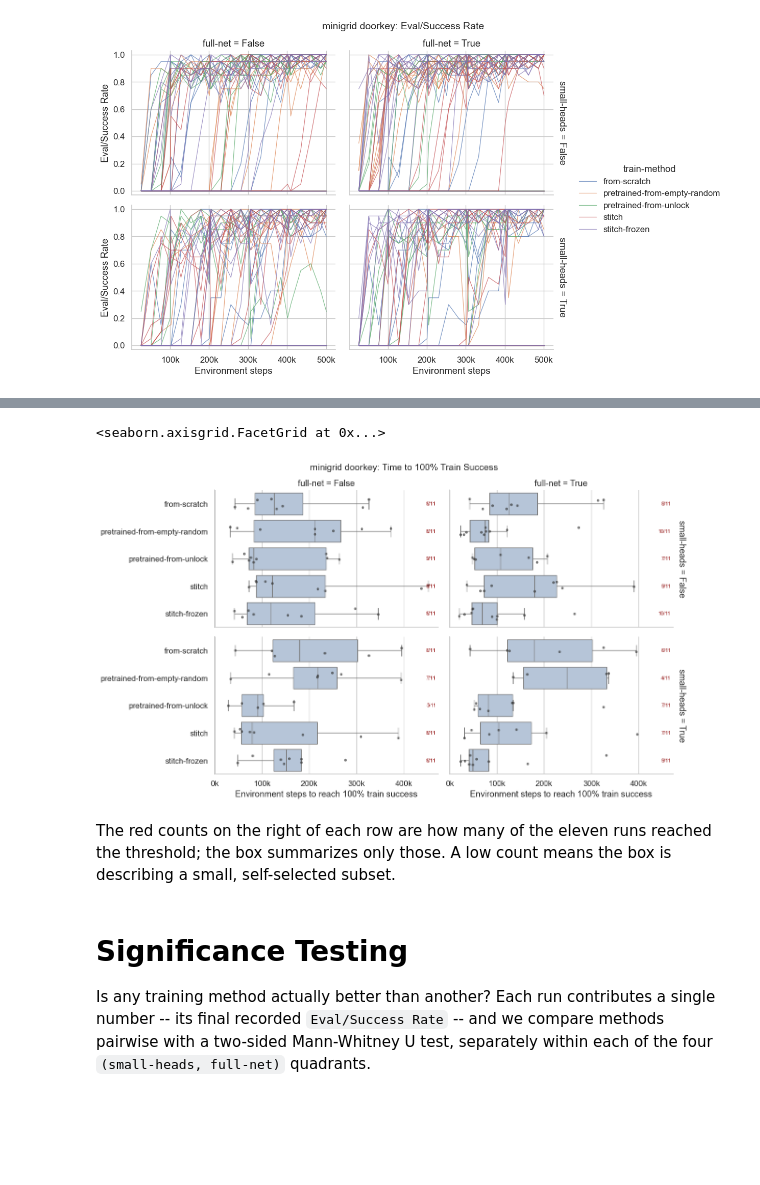
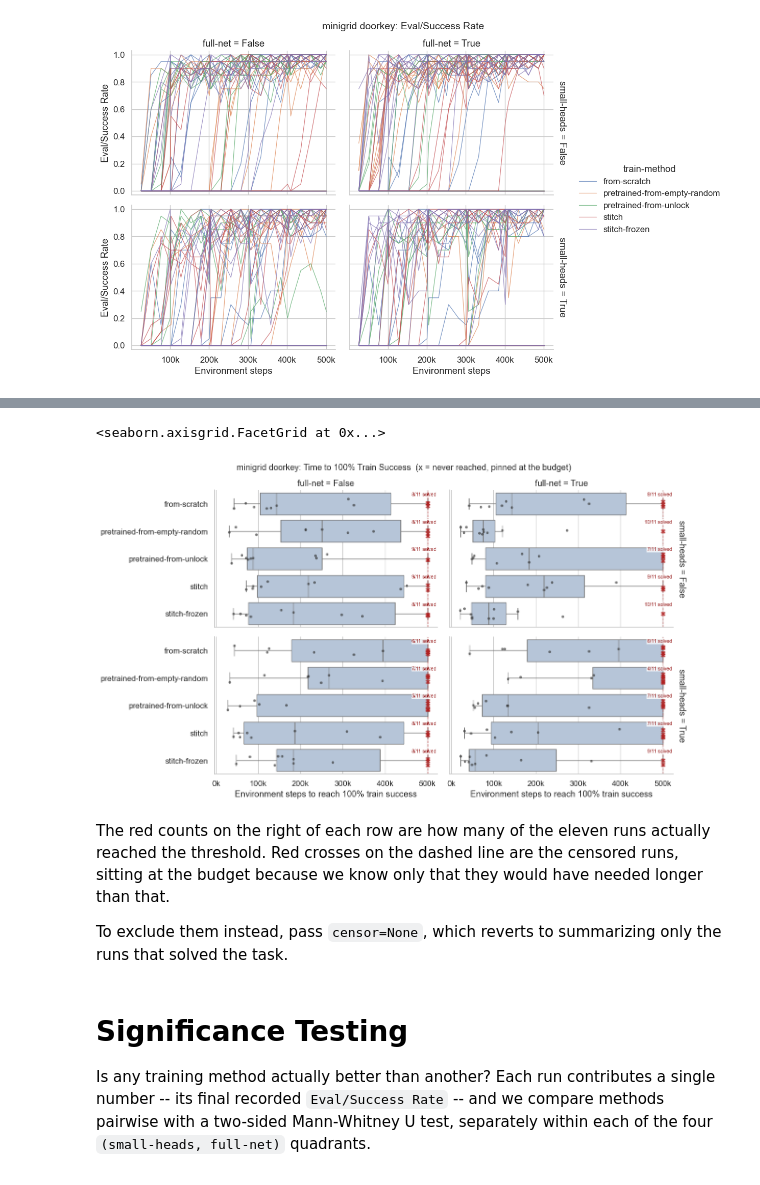
Before and after one commit to uvm-neurobotics-lab/stitching, a Jupyter notebook: src/minigrid.ipynb, the cells around one changed output, grey strips where cells are left out. Saved outputs shown, nothing was run; the diff lists cells and outputs as text; code cells hidden in the pictures; blank space fills up the shorter version.

```diff
--- a/src/minigrid.ipynb
+++ b/src/minigrid.ipynb
@@ -417,39 +442,57 @@ summarize_times(times)
 # %%
 def plot_time_to_solve(times, metric=METRIC, group="train-method", facets=("small-heads", "full-net"),
                        height=3.6, aspect=1.9):
-    """ Box plot of time-to-solve per group, with each run drawn as a point and the censored count annotated. """
+    """
+    Box plot of time-to-solve per group, with each run drawn as a point.
+
+    Censored runs -- those which never reached the threshold -- sit at the budget and are drawn as red crosses,
+    since their true value is only known to be at least that large.
+    """
     order = sorted(times[group].unique())
-    solved = times.dropna(subset=[metric])
-    grid = sns.catplot(data=solved, y=group, x=metric, row=facets[0], col=facets[1], order=order,
+    grid = sns.catplot(data=times, y=group, x=metric, row=facets[0], col=facets[1], order=order,
                        kind="box", height=height, aspect=aspect, showfliers=False, color="lightsteelblue",
                        margin_titles=True)
-    grid.map_dataframe(sns.stripplot, y=group, x=metric, order=order, color=".2", size=4, alpha=0.65, jitter=0.2)
 
-    # Label each row with how many of its runs actually reached the threshold; the box hides the rest.
-    counts = times.groupby([*facets, group])[metric].agg(reached=lambda v: v.notna().sum(), runs="size")
+    def draw_runs(data, **kwargs):
+        for subset, style in [(data[~data["censored"]], dict(color=".2", marker="o", size=4, alpha=0.65)),
+                              (data[data["censored"]], dict(color="firebrick", marker="X", size=7, alpha=0.85))]:
+            if len(subset):
+                sns.stripplot(data=subset, y=group, x=metric, order=order, jitter=0.18, **style)
+
+    grid.map_dataframe(draw_runs)
+
+    budget = times["budget"].max()
     for facet_values, ax in grid.axes_dict.items():
+        ax.axvline(budget, ls="--", lw=1, color="firebrick", alpha=0.5)
         for i, name in enumerate(order):
             key = (*facet_values, name) if isinstance(facet_values, tuple) else (facet_values, name)
-            if key in counts.index:
-                row = counts.loc[key]
-                ax.text(0.99, i, f"{row['reached']}/{row['runs']}", transform=ax.get_yaxis_transform(),
-                        va="center", ha="right", fontsize=8, color="darkred")
+            rows = times[(times[facets[0]] == key[0]) & (times[facets[1]] == key[1]) & (times[group] == name)]
+            # Offset and backed in white, since the censored crosses pile up in exactly this spot.
+            ax.text(0.995, i - 0.34, f"{(~rows['censored']).sum()}/{len(rows)} solved",
+                    transform=ax.get_yaxis_transform(), va="center", ha="right", fontsize=7.5, color="darkred",
+                    bbox=dict(facecolor="white", alpha=0.8, edgecolor="none", pad=1))
+
     grid.set_titles(row_template="{row_var} = {row_name}", col_template="{col_var} = {col_name}")
-    grid.figure.suptitle(f"{BENCHMARK} {TASK}: {metric}", y=1.02, fontsize=14)
+    grid.figure.suptitle(f"{BENCHMARK} {TASK}: {metric}  (x = never reached, pinned at the budget)",
+                         y=1.02, fontsize=13)
     for ax in grid.axes.flat:
         ax.xaxis.set_major_formatter(lambda v, _: f"{v / 1000:g}k")
     grid.set_xlabels("Environment steps to reach 100% train success")
     grid.set_ylabels("")
     return grid
 
 
 plot_time_to_solve(times)
 # %% [output]
 <seaborn.axisgrid.FacetGrid at 0x...>
-[figure, old version]
+[figure, new version]
 # %% [markdown]
-The red counts on the right of each row are how many of the eleven runs reached the threshold; the box
-summarizes only those. A low count means the box is describing a small, self-selected subset.
+The red counts on the right of each row are how many of the eleven runs actually reached the threshold. Red
+crosses on the dashed line are the censored runs, sitting at the budget because we know only that they would
+have needed longer than that.
+
+To exclude them instead, pass `censor=None`, which reverts to summarizing only the runs that solved the
+task.
 # %% [markdown]
 # Significance Testing
 
```
Also changed, not shown: parts of 4 cells of this notebook.
